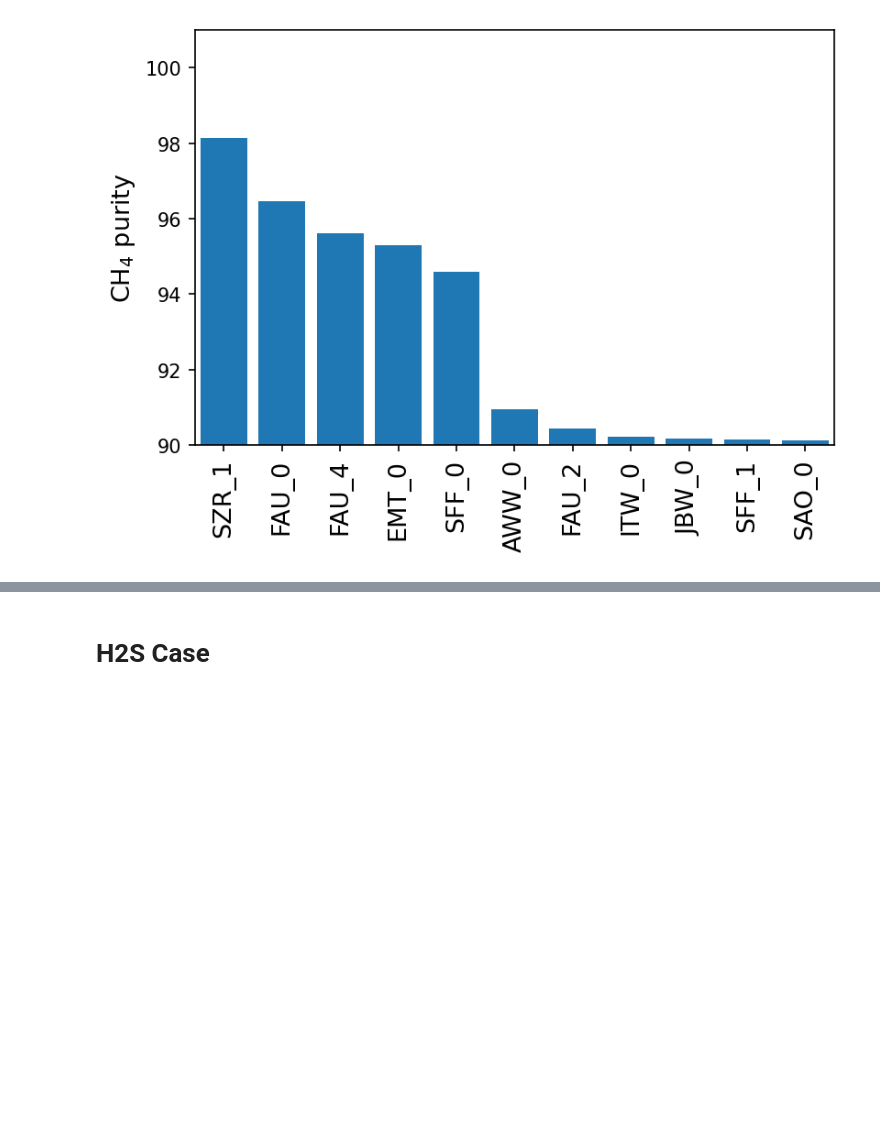
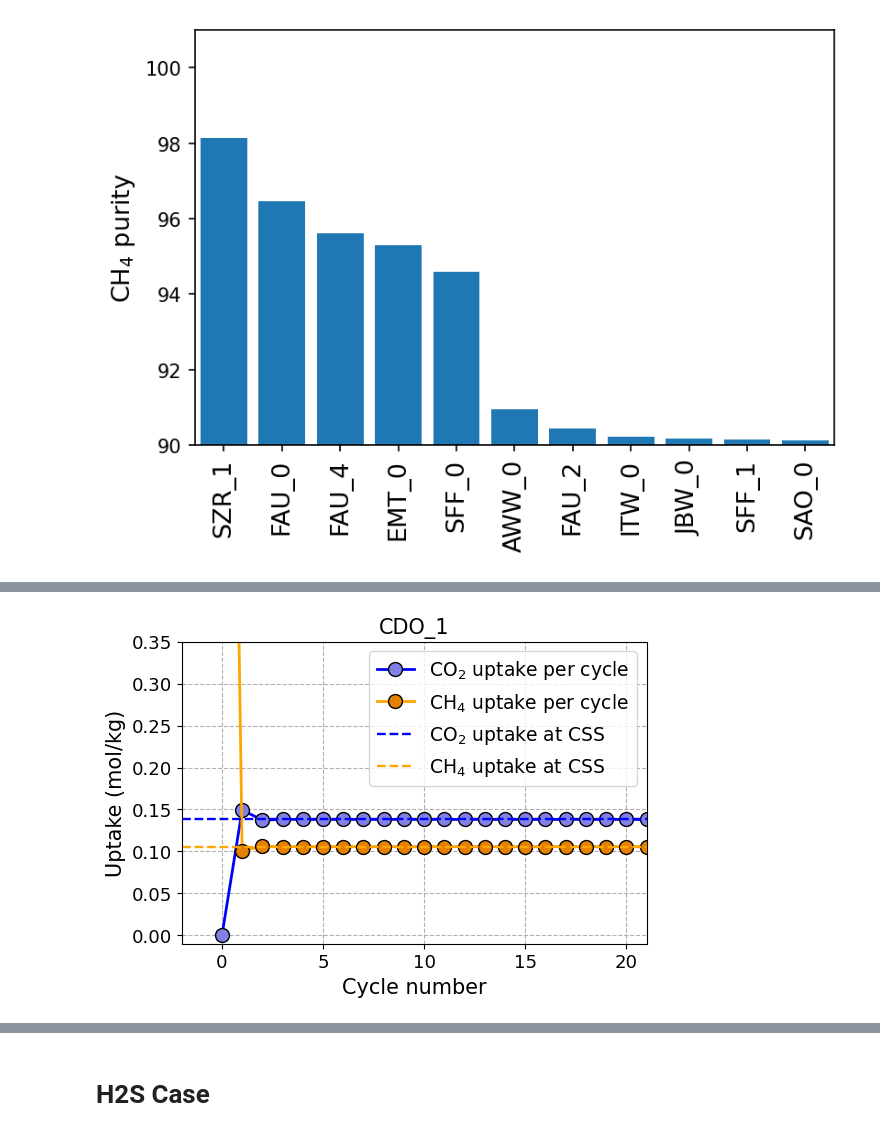
Before and after one commit to sebyga/Zeo-CO2-H2S, a Jupyter notebook: PSA_CO2_H2S_0308.ipynb, the cells around one changed output, grey strips where cells are left out. Drawn from its saved outputs; the diff is of its cells as text; code cells hidden in the pictures; blank space fills up the shorter version.

Commit message:
Update PSA_CO2_H2S_0308.ipynb
Visualization of cycle-by-cycle computation !

```diff
--- a/PSA_CO2_H2S_0308.ipynb
+++ b/PSA_CO2_H2S_0308.ipynb
@@ -284,6 +284,7 @@ y_feed_in = np.array([1-y_meth,y_meth])
 Rec_list_set = []
 leading_index_set = []
 xx_list_set = []
+Popt_CO2_list = []
 #Pl_list = np.linspace(0.004,0.5,30)
 
 
@@ -302,6 +303,8 @@ for binn,dH,nam in zip(bins_CO2,dH_CO2,Names_CO2):
     Rec_list_set.append(Rec_list)
     leading_index_set.append(leading_index)
     xx_list_set.append(xx_list)
+    arg_xm = np.argmax(xx_list)
+    Popt_CO2_list.append(P_h_range[arg_xm])
     print(nam)
     #print(Rec_list[-1])
 # %% [output]
@@ -332,12 +337,15 @@ xx_sort_tmp = np.array(xx_sort_tmp)
 Sort_target = np.reshape(np.array(xx_sort_tmp)[:,-1],-1)
 #print(Sort_target)
 arg_st = np.argsort(Sort_target)[::-1]
-Name_sort = np.array(Names_CO2)[arg_st]
 
 xx_sort = xx_sort_tmp[arg_st,:]
 leading_sort = np.array(leading_index_set)[arg_st]
 Rec_list_sort= np.array(Rec_list_set)[arg_st]
+Popt_CO2_sort = np.array(Popt_CO2_list)[arg_st]
 
+Name_sort = np.array(Names_CO2)[arg_st]
+bins_CO2_sort = np.array(bins_CO2)[arg_st]
+dH_CO2_sort =dH_CO2[arg_st]
 ### Selectivity sorting ###
 
 sel_10_CO2_sort = sel_10_CO2[arg_st]
@@ -417,6 +425,9 @@ xx_max = np.max(xx_sort,1)
 arg_xmax= np.argsort(xx_max)[::-1]
 xx_max_sort = xx_max[arg_xmax]
 Names_max_sort = Name_sort[arg_xmax]
+bins_max_sort_CO2 = bins_CO2_sort[arg_xmax]
+Popt_max_sort_CO2 = Popt_CO2_sort[arg_xmax]
+dH_max_sort_CO2 = dH_CO2_sort[arg_xmax]
 
 ### Make arg_more10 anad arg_less10 ###
 arg_more10 = xx_max_sort>0.21
@@ -689,0 +807,68 @@ SZR_0  achieves 21.06%
+# %%
+
+#################
+#### RANK 2 #####
+#################
+indx_AD = 1
+
+### CONDITIONS ###
+x000 = 0.0
+y000 = [0.2,0.8]
+Ph_tmpp = Popt_max_sort_CO2[indx_AD]
+Pl_tmpp =  1
+T_tri = [298.15,]*2
+iso_tmpp = bins_max_sort_CO2[indx_AD]
+dH_tmpp = dH_max_sort_CO2[indx_AD]
+
+### RUN ###
+x_SF6_list = [x000]
+cycle_list = [0]
+uptake1_CO2_list = [iso_tmpp[0].loading(x000*Ph_tmpp)]
+uptake2_CO2_list = [iso_tmpp[1].loading((1-x000)*Ph_tmpp)]
+for i in range(0, 25):
+    x_arr_tmpp, indx_leading = x2x([x000, 1- x000],Ph_tmpp,Pl_tmpp,
+                                   iso_tmpp,dH_tmpp,T_tri,y000,T_feed_in)
+    x_SF6_list.append(x_arr_tmpp[0])
+    cycle_list.append(i+1)
+    q_tmpp = pyiast.iast(x_arr_tmpp*Pl_tmpp,iso_tmpp)
+    uptake1_CO2_list.append(q_tmpp[0])
+    uptake2_CO2_list.append(q_tmpp[1])
+    x000 = x_arr_tmpp[0]
+
+plt.figure(dpi = 100)
+### q - cycle plot ###
+# CO2 #
+plt.plot(cycle_list, uptake1_CO2_list, '-o', linewidth = 2, color = 'b',
+        markersize = 10, mfc = [0.5,0.5,0.9],mec = 'k',
+        label = 'CO$_2$ uptake per cycle')
+# CH4 #
+plt.plot(cycle_list, uptake2_CO2_list, '-o', linewidth = 2, color = 'orange',
+        markersize = 10, mfc = [0.9,0.5,0.0],mec = 'k',
+        label = 'CH$_4$ uptake per cycle')
+# CSS #
+_,_,x_solsol = rec(x000,Ph_tmpp,Pl_tmpp,iso_tmpp,dH_tmpp,T_tri,y000,T_feed_in)
+q_css = pyiast.iast(np.array([x_solsol[0],1-x_solsol[0]])*Pl_tmpp, iso_tmpp)
+uptake_sol_1 = q_css[0]
+uptake_sol_2 = q_css[1]
+
+_,_,x_solsol = rec(x000,Ph_tmpp,Pl_tmpp,iso_tmpp,dH_tmpp,T_tri,y000,T_feed_in)
+plt.plot([-2,26], uptake_sol_1*np.ones(2), '--', linewidth = 1.7,
+        color = 'b',
+        label = 'CO$_2$ uptake at CSS')
+
+_,_,x_solsol = rec(x000,Ph_tmpp,Pl_tmpp,iso_tmpp,dH_tmpp,T_tri,y000,T_feed_in)
+plt.plot([-2,26], uptake_sol_2*np.ones(2), '--', linewidth = 1.7,
+        color = 'orange',
+        label = 'CH$_4$ uptake at CSS')
+plt.title(Names_max_sort[indx_AD],fontsize = 15)
+plt.legend(fontsize = 13.5)
+
+plt.xlim(-2,21)
+plt.ylim(-0.01,0.35)
+plt.xlabel('Cycle number',fontsize = 15)
+plt.ylabel('Uptake (mol/kg)',fontsize = 15)
+plt.xticks(fontsize = 13)
+plt.yticks(fontsize = 13)
+plt.grid(which = 'major', linestyle = '--')
+# %% [output]
+[figure, added]
```
Also changed, not shown: parts of 17 cells of this notebook.
